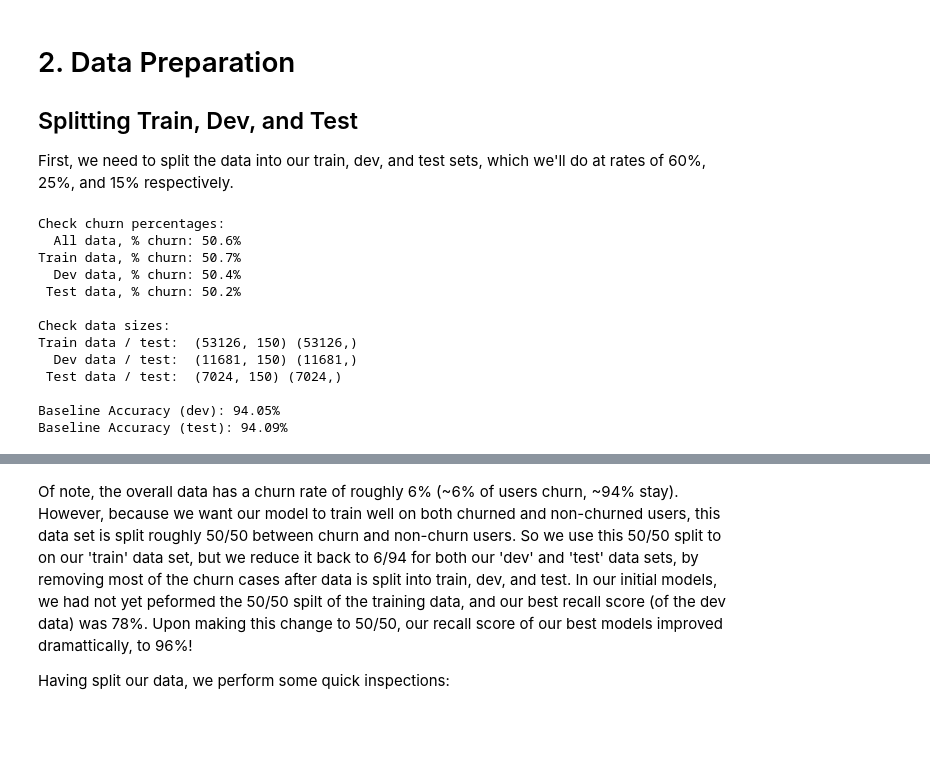
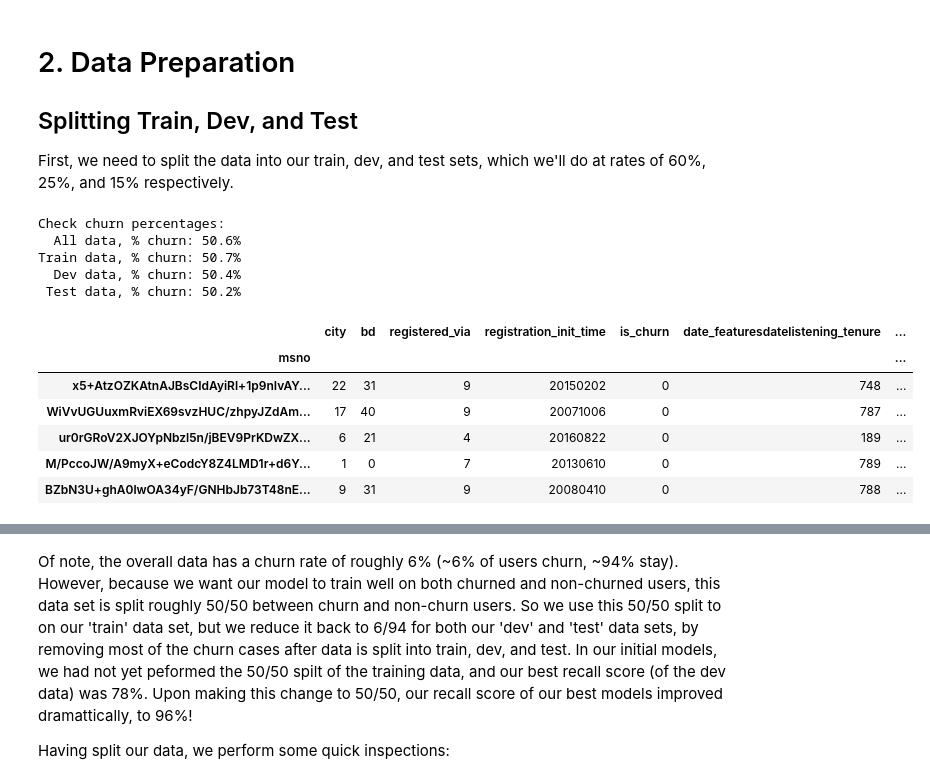
Before and after one commit to ajolson89/W207Fall2018Final, a Jupyter notebook: W207_FinalProj_02MLModels_KennedyKhannaOlson_Final.ipynb, the cells around one changed output, grey strips where cells are left out. Saved outputs shown, nothing was run; the diff lists cells and outputs as text; code cells hidden in the pictures; blank space fills up the shorter version.

```diff
--- a/W207_FinalProj_02MLModels_KennedyKhannaOlson_Final.ipynb
+++ b/W207_FinalProj_02MLModels_KennedyKhannaOlson_Final.ipynb
@@ -101,53 +101,16 @@ churn_rate_all = df_fa['is_churn'].sum() / df_fa['is_churn'].count()
 churn_rate_train = train['is_churn'].sum() / train['is_churn'].count()
 churn_rate_dev = dev['is_churn'].sum() / dev['is_churn'].count()
 churn_rate_test = test['is_churn'].sum() / test['is_churn'].count()
-
-#Print churn percentages
-print('Check churn percentages:')
-print('  All data, % churn: {:.1%}'.format(churn_rate_all))
-print('Train data, % churn: {:.1%}'.format(churn_rate_train))
-print('  Dev data, % churn: {:.1%}'.format(churn_rate_dev))
-print(' Test data, % churn: {:.1%}'.format(churn_rate_test))
-
-#Reduce dev set to 6% churn
-#Select x rows is_churn == 1; append to all rows where is_churn == 0
-churn_rate_actual = 0.11  #Emperically this works
-dev_churn_split_factor = (churn_rate_dev * churn_rate_actual) / (1 - churn_rate_actual)
-dummy, dev_sub = train_test_split(dev[dev.is_churn==1], test_size=dev_churn_split_factor)
-dev = pd.concat([dev[dev.is_churn==0], dev_sub], ignore_index=True)
-
-#Reduce test set to 6% churn
-test_churn_split_factor = (churn_rate_test * churn_rate_actual) / (1 - churn_rate_actual)
-dummy, test_sub = train_test_split(test[test.is_churn==1], test_size=test_churn_split_factor)
-test = pd.concat([test[test.is_churn==0], test_sub], ignore_index=True)
-
-#Split data / labels
-train_labels = train['is_churn']
-train_data = train.drop('is_churn', axis=1)
-dev_labels = dev['is_churn']
-dev_data = dev.drop('is_churn', axis=1)
-test_labels = test['is_churn']
-test_data = test.drop('is_churn', axis=1)
-
-print('\nCheck data sizes:')
-print('Train data / test: ', train_data.shape, train_labels.shape)
-print('  Dev data / test: ', dev_data.shape, dev_labels.shape)
-print(' Test data / test: ', test_data.shape, test_labels.shape)
-
-#Baseline (if we guess all 0's, this is what we get)
-print('\nBaseline Accuracy (dev): {:.2%}'.format(1-(dev['is_churn'].sum() / dev['is_churn'].count())))
-print('Baseline Accuracy (test): {:.2%}'.format(1-(test['is_churn'].sum() / test['is_churn'].count())))
-# %% [output]
-Check churn percentages:
-  All data, % churn: 50.6%
-Train data, % churn: 50.7%
-  Dev data, % churn: 50.4%
- Test data, % churn: 50.2%
-
-Check data sizes:
-Train data / test:  (53126, 150) (53126,)
-  Dev data / test:  (11681, 150) (11681,)
- Test data / test:  (7024, 150) (7024,)
-
-Baseline Accuracy (dev): 94.05%
-Baseline Accuracy (test): 94.09%
+# %%
+#Print churn percentages
+print('Check churn percentages:')
+print('  All data, % churn: {:.1%}'.format(churn_rate_all))
+print('Train data, % churn: {:.1%}'.format(churn_rate_train))
+print('  Dev data, % churn: {:.1%}'.format(churn_rate_dev))
+print(' Test data, % churn: {:.1%}'.format(churn_rate_test))
+# %% [output]
+Check churn percentages:
+  All data, % churn: 50.6%
+Train data, % churn: 50.7%
+  Dev data, % churn: 50.4%
+ Test data, % churn: 50.2%
@@ -153,0 +126,11 @@ Baseline Accuracy (test): 94.09%
+# %%
+# Test
+dev.head()
+# %% [output]
+|  | city | bd | registered_via | registration_init_time | is_churn | date_featuresdatelistening_tenure | ... |
+| msno |  |  |  |  |  |  | ... |
+| x5+AtzOZKAtnAJBsCIdAyiRl+1p9nIvAY... | 22 | 31 | 9 | 20150202 | 0 | 748 | ... |
+| WiVvUGUuxmRviEX69svzHUC/zhpyJZdAm... | 17 | 40 | 9 | 20071006 | 0 | 787 | ... |
+| ur0rGRoV2XJOYpNbzl5n/jBEV9PrKDwZX... | 6 | 21 | 4 | 20160822 | 0 | 189 | ... |
+| M/PccoJW/A9myX+eCodcY8Z4LMD1r+d6Y... | 1 | 0 | 7 | 20130610 | 0 | 789 | ... |
+| BZbN3U+ghA0lwOA34yF/GNHbJb73T48nE... | 9 | 31 | 9 | 20080410 | 0 | 788 | ... |
```
Also changed, not shown: parts of 10 cells of this notebook.
